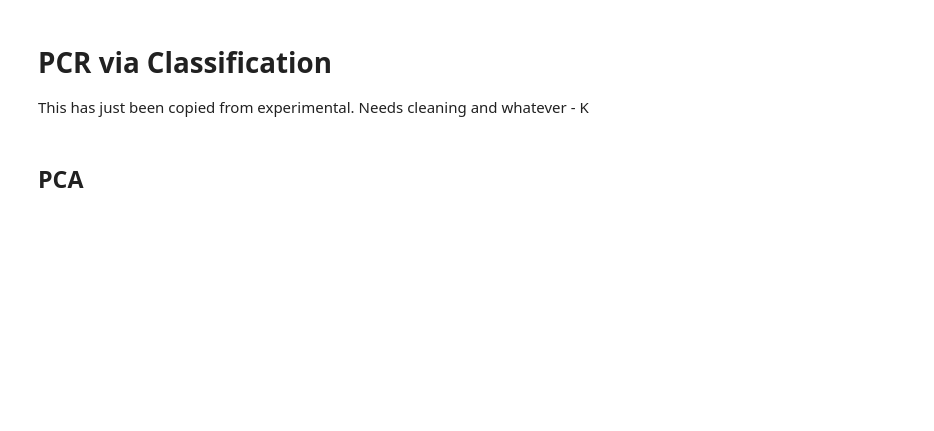
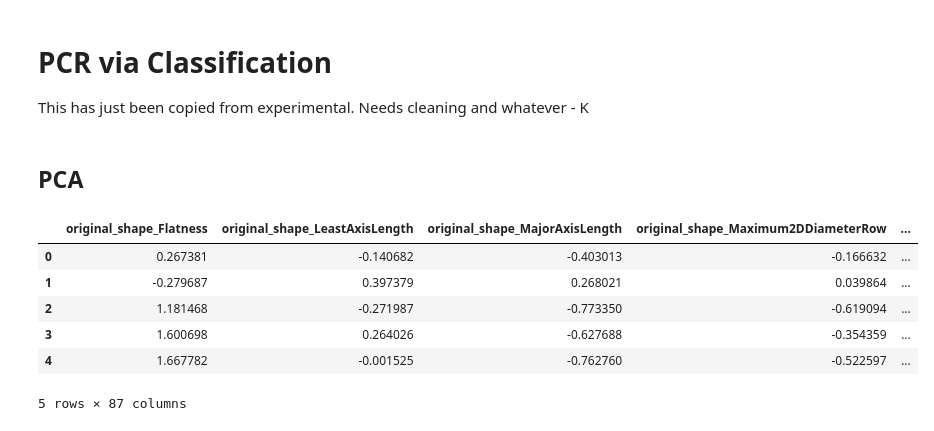
Before and after one commit to KRooL4E/ML_CW2, a Jupyter notebook: PCR_Method_Dev.ipynb, the cells around one changed output. Cells and saved outputs as stored; diff of their text form; code cells hidden in the pictures; blank space fills up the shorter version.

```diff
--- a/PCR_Method_Dev.ipynb
+++ b/PCR_Method_Dev.ipynb
@@ -60,0 +7,28 @@ X_scaled = pd.concat([X_continuous_scaled_df, X_pcr_encoded[categorical_vars].re
+# %%
+from sklearn.decomposition import PCA
+from sklearn.preprocessing import StandardScaler
+from sklearn.model_selection import train_test_split
+from sklearn.ensemble import RandomForestClassifier
+from sklearn.metrics import accuracy_score
+from sklearn.impute import KNNImputer
+import numpy as np
+import pandas as pd
+import seaborn as sns
+import matplotlib.pyplot as plt
+
+
+
+X_df = pd.read_csv("x_classification_feature_reduced.csv")
+y_df = pd.read_csv("y_classification_feature_reduced.csv")
+X_df.drop(columns='Unnamed: 0', inplace=True)
+y_df.drop(columns='Unnamed: 0', inplace=True)
+
+X_df.head()
+# %% [output]
+|  | original_shape_Flatness | original_shape_LeastAxisLength | original_shape_MajorAxisLength | original_shape_Maximum2DDiameterRow | ... |
+| 0 | 0.267381 | -0.140682 | -0.403013 | -0.166632 | ... |
+| 1 | -0.279687 | 0.397379 | 0.268021 | 0.039864 | ... |
+| 2 | 1.181468 | -0.271987 | -0.773350 | -0.619094 | ... |
+| 3 | 1.600698 | 0.264026 | -0.627688 | -0.354359 | ... |
+| 4 | 1.667782 | -0.001525 | -0.762760 | -0.522597 | ... |
+5 rows × 87 columns
```
Also changed, not shown: parts of 21 cells of this notebook.
